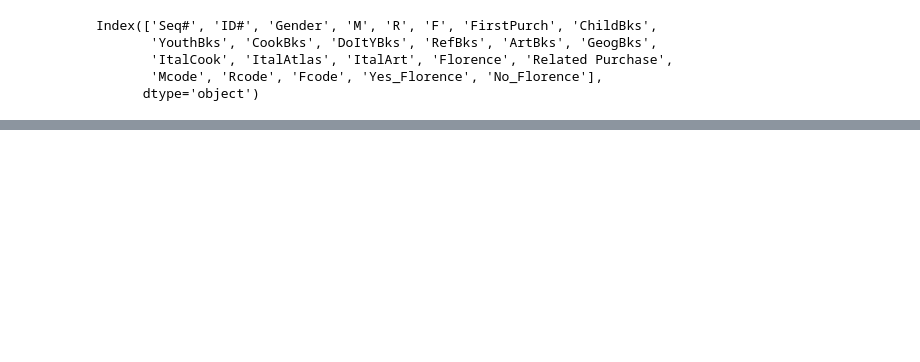
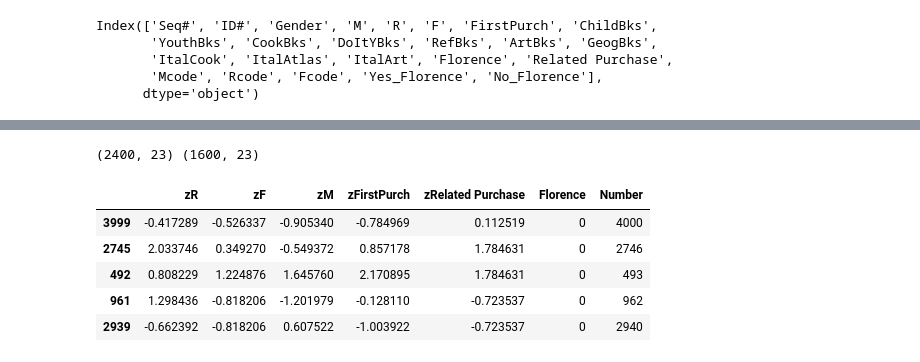
Before and after one commit to Damilare1989/Business-Analytics-Use-Cases, a Jupyter notebook: Use Case 1.ipynb, the cells around one changed output, grey strips where cells are left out. Drawn from its saved outputs; the diff is of its cells as text; code cells hidden in the pictures; blank space fills up the shorter version.

```diff
--- a/Use Case 1.ipynb
+++ b/Use Case 1.ipynb
@@ -60,0 +762,28 @@ len(cbc)
+# %%
+CBC['Number'] = CBC.index + 1
+# %%
+CBC.drop(['Seq#', 'ID#'], axis = 1, inplace = True)
+# %%
+trainData, validData = train_test_split(CBC, test_size = 0.4, random_state = 1)
+print(trainData.shape, validData.shape)
+# %% [output]
+(2400, 23) (1600, 23)
+# %%
+scaler = preprocessing.StandardScaler()
+scaler.fit(trainData[['R', 'F', 'M', 'FirstPurch', 'Related Purchase']])  # Note the use of an array of column names
+
+#Transform the full dataset
+CBCNorm = pd.concat([pd.DataFrame(scaler.transform(CBC[['R', 'F', 'M', 'FirstPurch', 'Related Purchase']]),
+                                  columns = ['zR', 'zF', 'zM', 'zFirstPurch', 'zRelated Purchase']),
+                                   CBC[['Florence', 'Number']]], axis = 1)
+trainNorm = CBCNorm.iloc[trainData.index]
+validNorm = CBCNorm.iloc[validData.index]
+# %%
+trainNorm.head()
+# %% [output]
+|  | zR | zF | zM | zFirstPurch | zRelated Purchase | Florence | Number |
+| 3999 | -0.417289 | -0.526337 | -0.905340 | -0.784969 | 0.112519 | 0 | 4000 |
+| 2745 | 2.033746 | 0.349270 | -0.549372 | 0.857178 | 1.784631 | 0 | 2746 |
+| 492 | 0.808229 | 1.224876 | 1.645760 | 2.170895 | 1.784631 | 0 | 493 |
+| 961 | 1.298436 | -0.818206 | -1.201979 | -0.128110 | -0.723537 | 0 | 962 |
+| 2939 | -0.662392 | -0.818206 | 0.607522 | -1.003922 | -0.723537 | 0 | 2940 |
```
Also changed, not shown: parts of 107 cells of this notebook.
